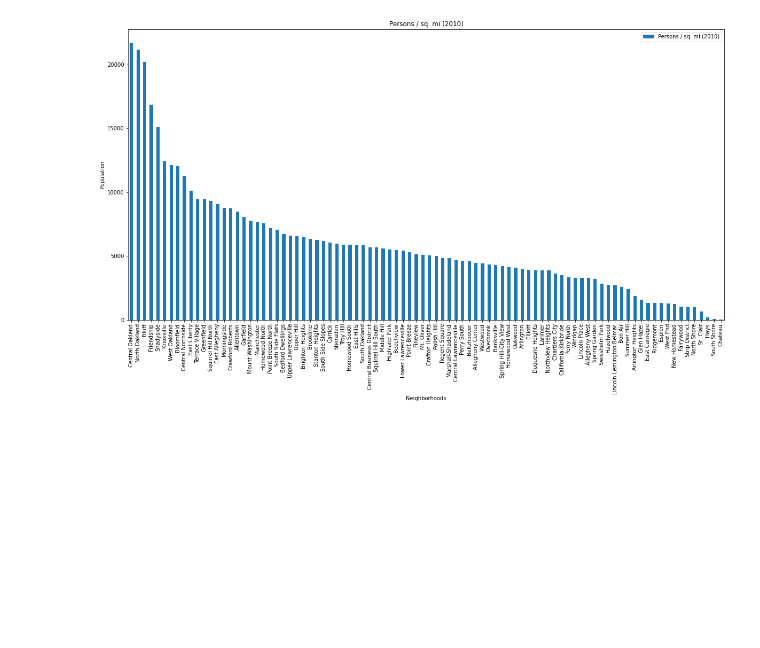
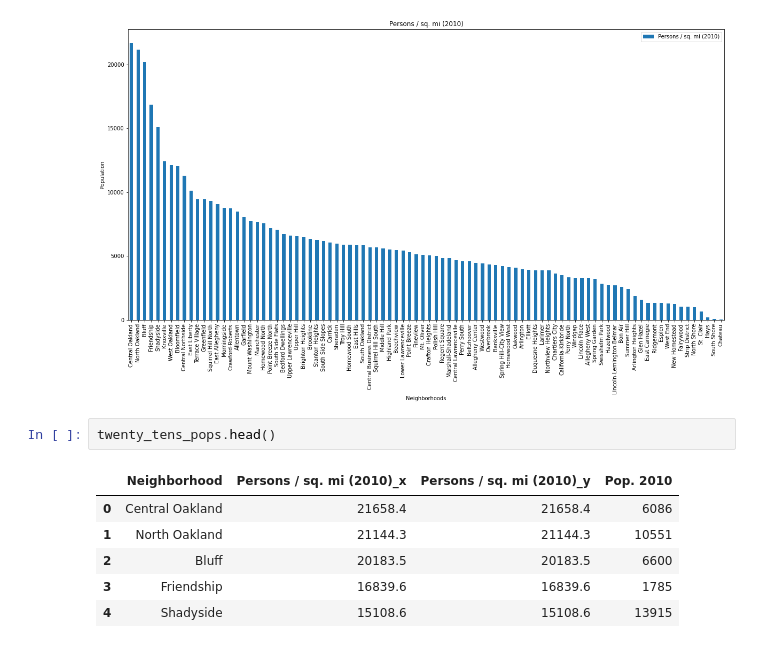
Before and after one commit to DomCampese/Big-Ideas-Final-Project, a Jupyter notebook: Praj/Praj-Notebook.ipynb, the cells around one changed output. Cells and saved outputs as stored; diff of their text form; blank space fills up the shorter version.

```diff
--- a/Praj/Praj-Notebook.ipynb
+++ b/Praj/Praj-Notebook.ipynb
@@ -316,3 +314,12 @@ plt.xticks(ticks=x_indexes,labels=places,fontsize=10)
 plt.show()
 # %% [output]
 [figure]
+# %%
+twenty_tens_pops.head()
+# %% [output]
+|  | Neighborhood | Persons / sq. mi (2010)_x | Persons / sq. mi (2010)_y | Pop. 2010 |
+| 0 | Central Oakland | 21658.4 | 21658.4 | 6086 |
+| 1 | North Oakland | 21144.3 | 21144.3 | 10551 |
+| 2 | Bluff | 20183.5 | 20183.5 | 6600 |
+| 3 | Friendship | 16839.6 | 16839.6 | 1785 |
+| 4 | Shadyside | 15108.6 | 15108.6 | 13915 |
```
Also changed, not shown: parts of 1 cell of this notebook.
